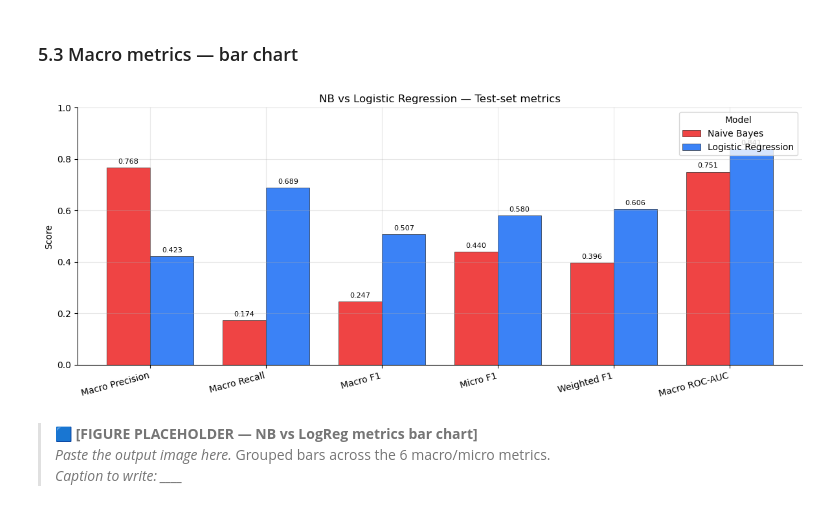
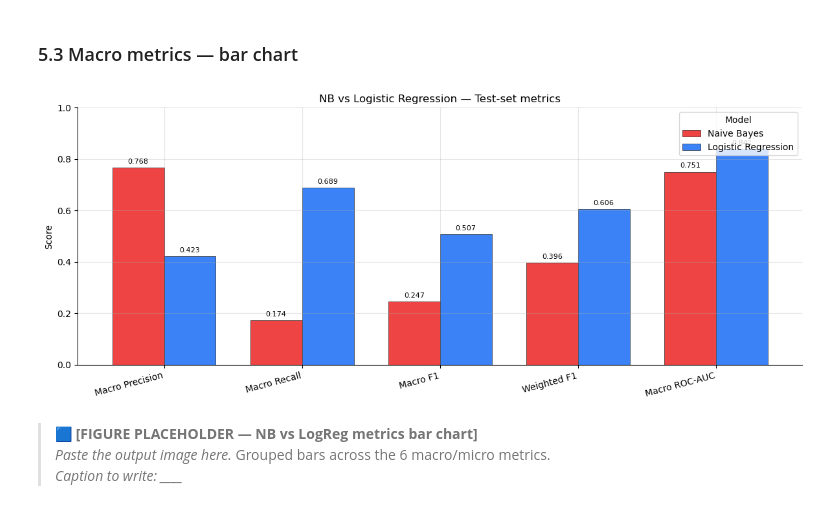
Before and after one commit to fammad/EmotionRadar, a Jupyter notebook: notebooks/Final Code.ipynb, the cells around one changed output. Saved outputs shown, nothing was run; the diff lists cells and outputs as text; code cells hidden in the pictures.

```diff
--- a/notebooks/Final Code.ipynb
+++ b/notebooks/Final Code.ipynb
@@ -675,16 +675,16 @@ weighted avg       0.56      0.72      0.61      5894
 # %% [markdown]
 ### 5.3 Macro metrics — bar chart
 # %%
-metric_cols = ["Macro Precision", "Macro Recall", "Macro F1", "Micro F1", "Weighted F1", "Macro ROC-AUC"]
+metric_cols = ["Macro Precision", "Macro Recall", "Macro F1", "Weighted F1", "Macro ROC-AUC"]
 ax = results.set_index("Model")[metric_cols].T.plot(
     kind="bar", figsize=(12, 5), width=0.75, color=["#ef4444", "#3b82f6"], edgecolor="black", linewidth=0.4)
 ax.set_title("NB vs Logistic Regression — Test-set metrics"); ax.set_ylabel("Score"); ax.set_ylim(0, 1)
 ax.legend(title="Model", loc="upper right")
 for c in ax.containers: ax.bar_label(c, fmt="%.3f", padding=3, fontsize=8)
 plt.xticks(rotation=15, ha="right"); plt.tight_layout()
 plt.savefig(FIGURE_DIR / "metrics_comparison.png", dpi=200, bbox_inches="tight"); plt.show()
 # %% [output]
-[figure, old version]
+[figure, new version]
 # %% [markdown]
 > 🟦 **[FIGURE PLACEHOLDER — NB vs LogReg metrics bar chart]**
 > *Paste the output image here.* Grouped bars across the 6 macro/micro metrics.
```
Also changed, not shown: parts of 1 cell of this notebook.
